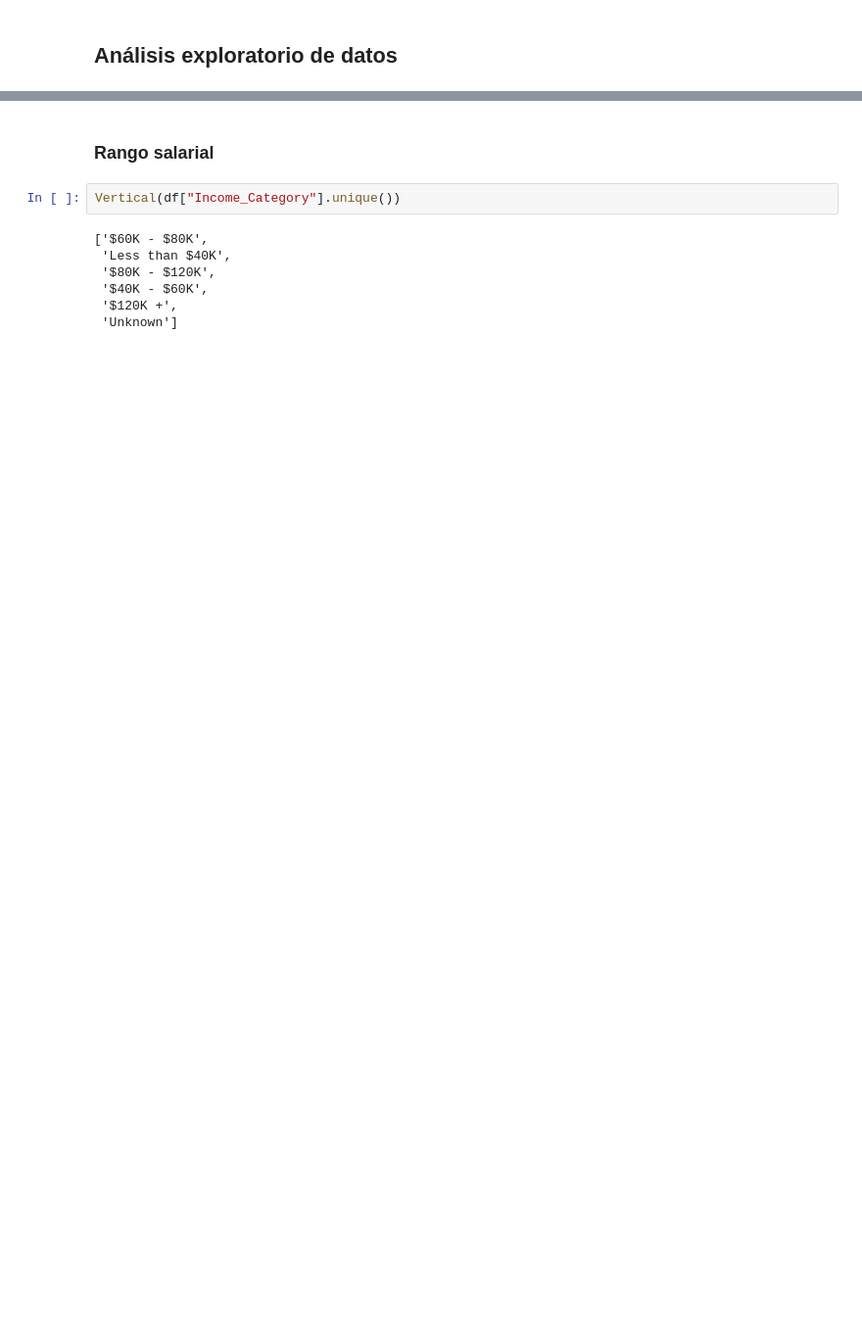
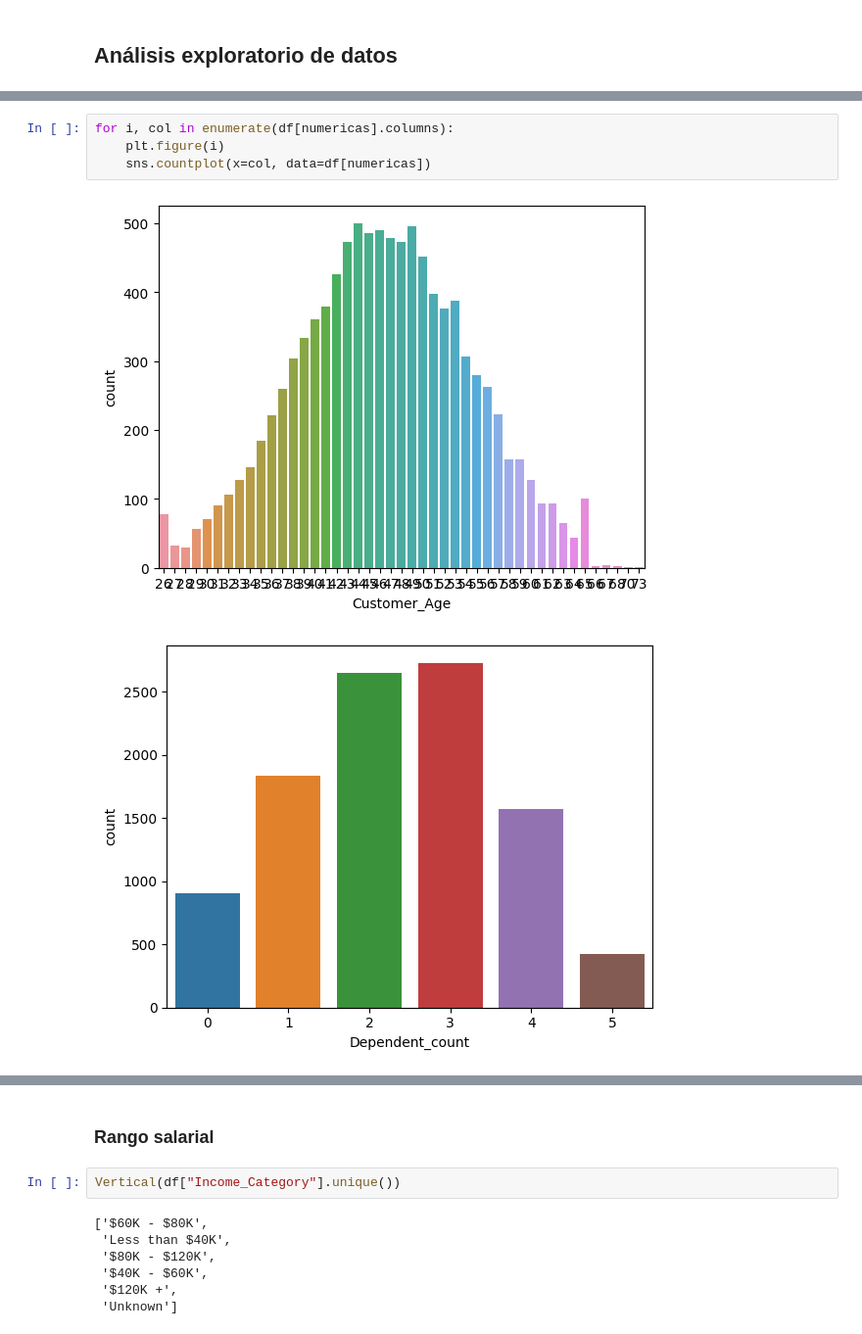
Before and after one commit to Lautarosco/TP-Redes-Neuronales, a Jupyter notebook: TP_Final_de_Procesamiento.ipynb, the cells around one changed output, grey strips where cells are left out. Shown at 98% size. Drawn from its saved outputs; the diff is of its cells as text; blank space fills up the shorter version.

```diff
--- a/TP_Final_de_Procesamiento.ipynb
+++ b/TP_Final_de_Procesamiento.ipynb
@@ -78,0 +142,7 @@ plt.hist(df["Customer_Age"])
+# %%
+for i, col in enumerate(df[numericas].columns):
+    plt.figure(i)
+    sns.countplot(x=col, data=df[numericas])
+# %% [output]
+[figure, added]
+[figure, added]
```
Also changed, not shown: parts of 26 cells of this notebook.
